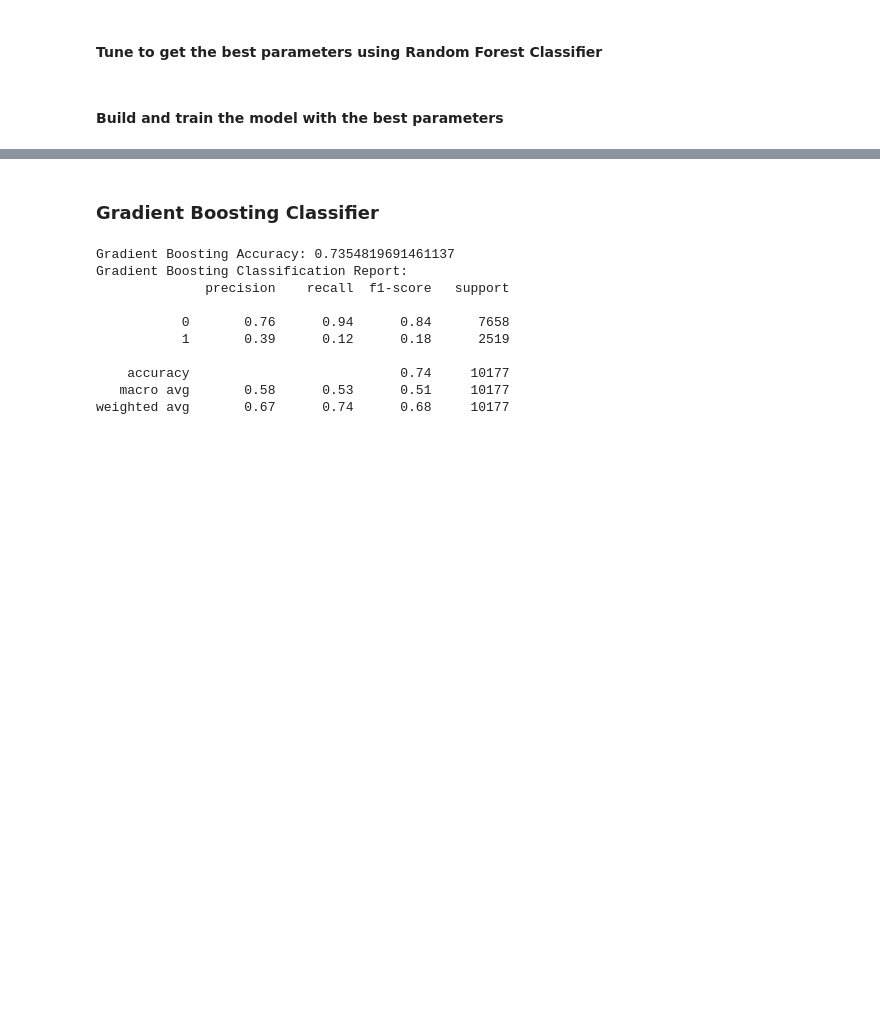
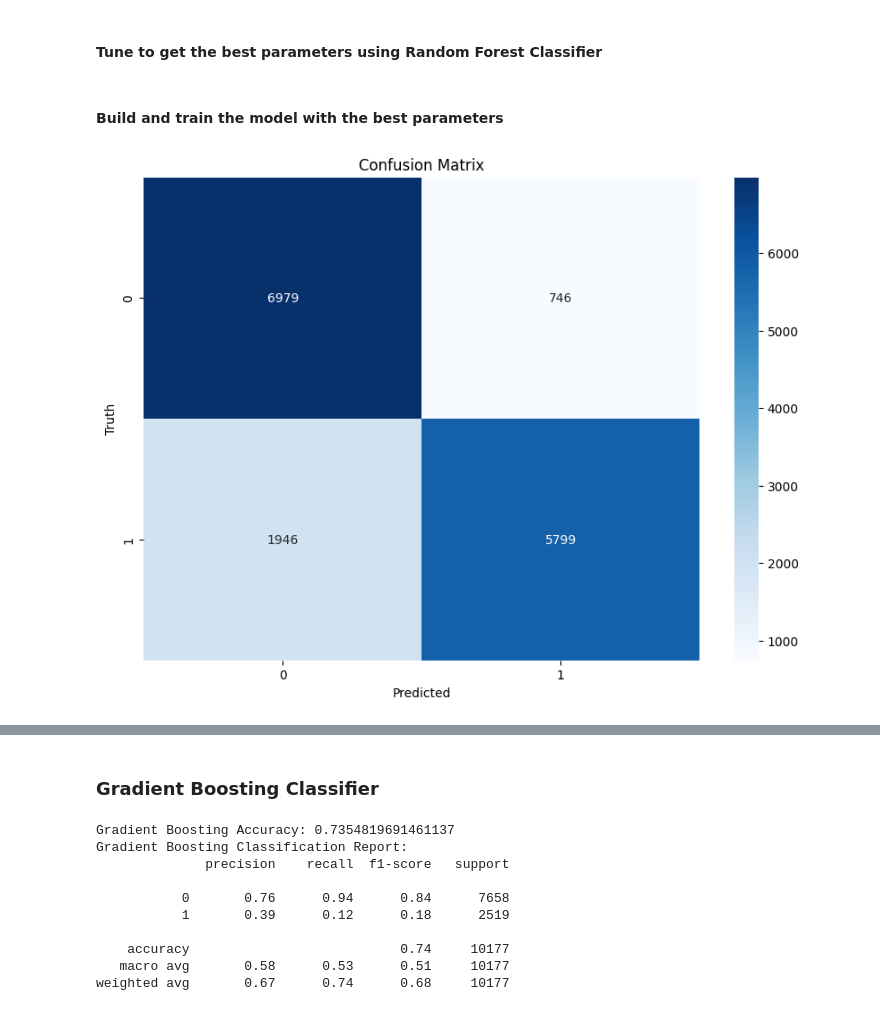
Before and after one commit to Wyn-Christian/cess-ANN-Project-1, a Jupyter notebook: MACHINE PROB 1/test 1.ipynb, the cells around one changed output, grey strips where cells are left out. Drawn from its saved outputs; the diff is of its cells as text; code cells hidden in the pictures; blank space fills up the shorter version.

```diff
--- a/MACHINE PROB 1/test 1.ipynb
+++ b/MACHINE PROB 1/test 1.ipynb
@@ -890,15 +1161,17 @@ best_rf_model.fit(X_train_sm, y_train_sm)
 # Predict the test set results
 y_rf_pred = best_rf_model.predict(X_test)
 # %%
-cm = confusion_matrix(y_test, y_rf_pred)
+cm = confusion_matrix(y_test, y_pred)
 
 # Plot the confusion matrix
 plt.figure(figsize=(10, 7))
 sns.heatmap(cm, annot=True, fmt='d', cmap='Blues')
 plt.xlabel('Predicted')
 plt.ylabel('Truth')
 plt.title('Confusion Matrix')
 plt.show()
+# %% [output]
+[figure, added]
 # %%
 rf_accuracy = accuracy_score(y_test, y_rf_pred)
 print(f"Random Forest Accuracy: {rf_accuracy}")
```
Also changed, not shown: parts of 70 cells of this notebook.
